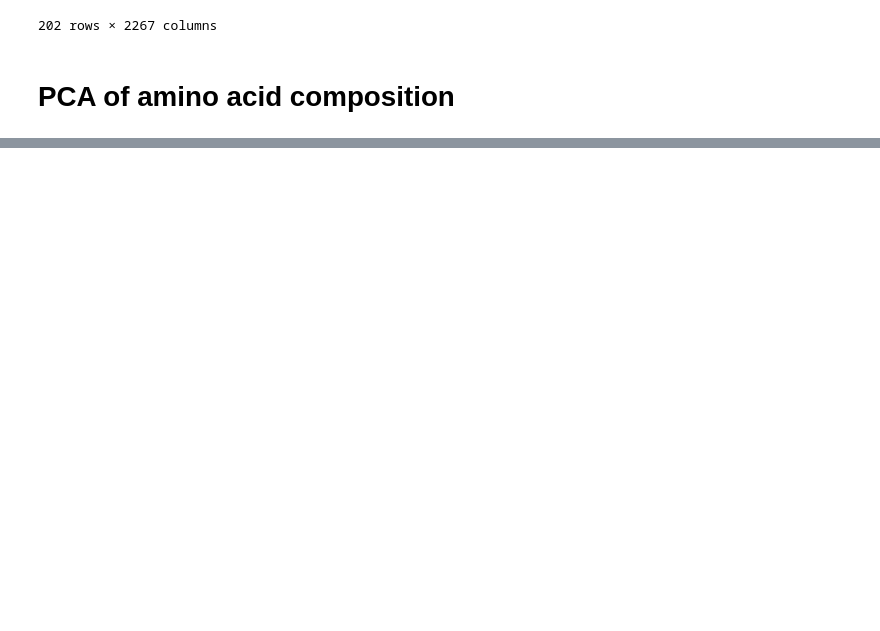
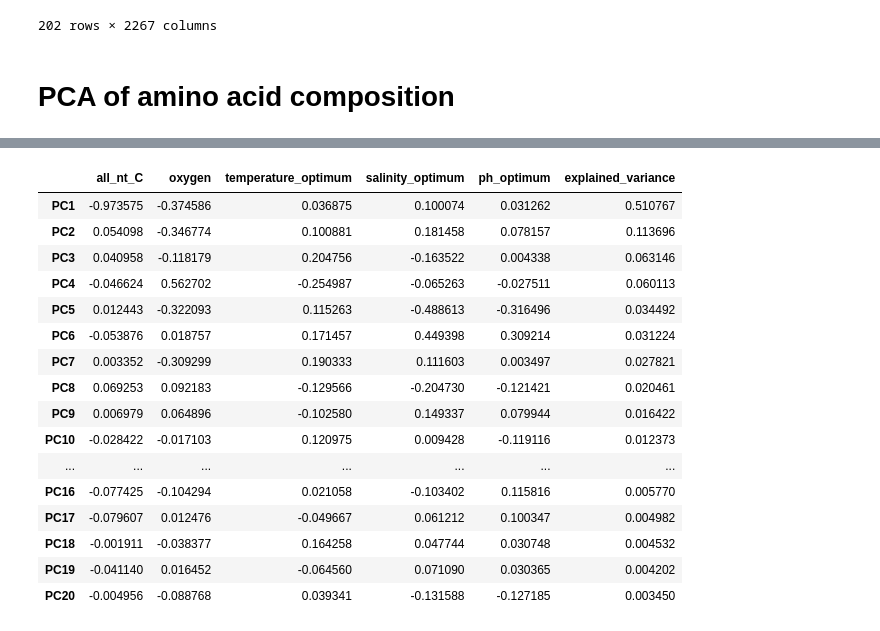
Before and after one commit to cultivarium/GenomeSPOT, a Jupyter notebook: notebooks/analyze_correlations.ipynb, the cells around one changed output, grey strips where cells are left out. Cells and saved outputs as stored; diff of their text form; code cells hidden in the pictures; blank space fills up the shorter version.

```diff
--- a/notebooks/analyze_correlations.ipynb
+++ b/notebooks/analyze_correlations.ipynb
@@ -934,3 +900,19 @@ print(pca.explained_variance_)
 # %%
-compare = targets + ['all_nt_C'] #, 'all_protein_coding_density']
-#compare = variables
+# %% [output]
+|  | all_nt_C | oxygen | temperature_optimum | salinity_optimum | ph_optimum | explained_variance |
+| PC1 | -0.973575 | -0.374586 | 0.036875 | 0.100074 | 0.031262 | 0.510767 |
+| PC2 | 0.054098 | -0.346774 | 0.100881 | 0.181458 | 0.078157 | 0.113696 |
+| PC3 | 0.040958 | -0.118179 | 0.204756 | -0.163522 | 0.004338 | 0.063146 |
+| PC4 | -0.046624 | 0.562702 | -0.254987 | -0.065263 | -0.027511 | 0.060113 |
+| PC5 | 0.012443 | -0.322093 | 0.115263 | -0.488613 | -0.316496 | 0.034492 |
+| PC6 | -0.053876 | 0.018757 | 0.171457 | 0.449398 | 0.309214 | 0.031224 |
+| PC7 | 0.003352 | -0.309299 | 0.190333 | 0.111603 | 0.003497 | 0.027821 |
+| PC8 | 0.069253 | 0.092183 | -0.129566 | -0.204730 | -0.121421 | 0.020461 |
+| PC9 | 0.006979 | 0.064896 | -0.102580 | 0.149337 | 0.079944 | 0.016422 |
+| PC10 | -0.028422 | -0.017103 | 0.120975 | 0.009428 | -0.119116 | 0.012373 |
+| ... | ... | ... | ... | ... | ... | ... |
+| PC16 | -0.077425 | -0.104294 | 0.021058 | -0.103402 | 0.115816 | 0.005770 |
+| PC17 | -0.079607 | 0.012476 | -0.049667 | 0.061212 | 0.100347 | 0.004982 |
+| PC18 | -0.001911 | -0.038377 | 0.164258 | 0.047744 | 0.030748 | 0.004532 |
+| PC19 | -0.041140 | 0.016452 | -0.064560 | 0.071090 | 0.030365 | 0.004202 |
+| PC20 | -0.004956 | -0.088768 | 0.039341 | -0.131588 | -0.127185 | 0.003450 |
```
Also changed, not shown: parts of 24 cells of this notebook, 26 other files.
